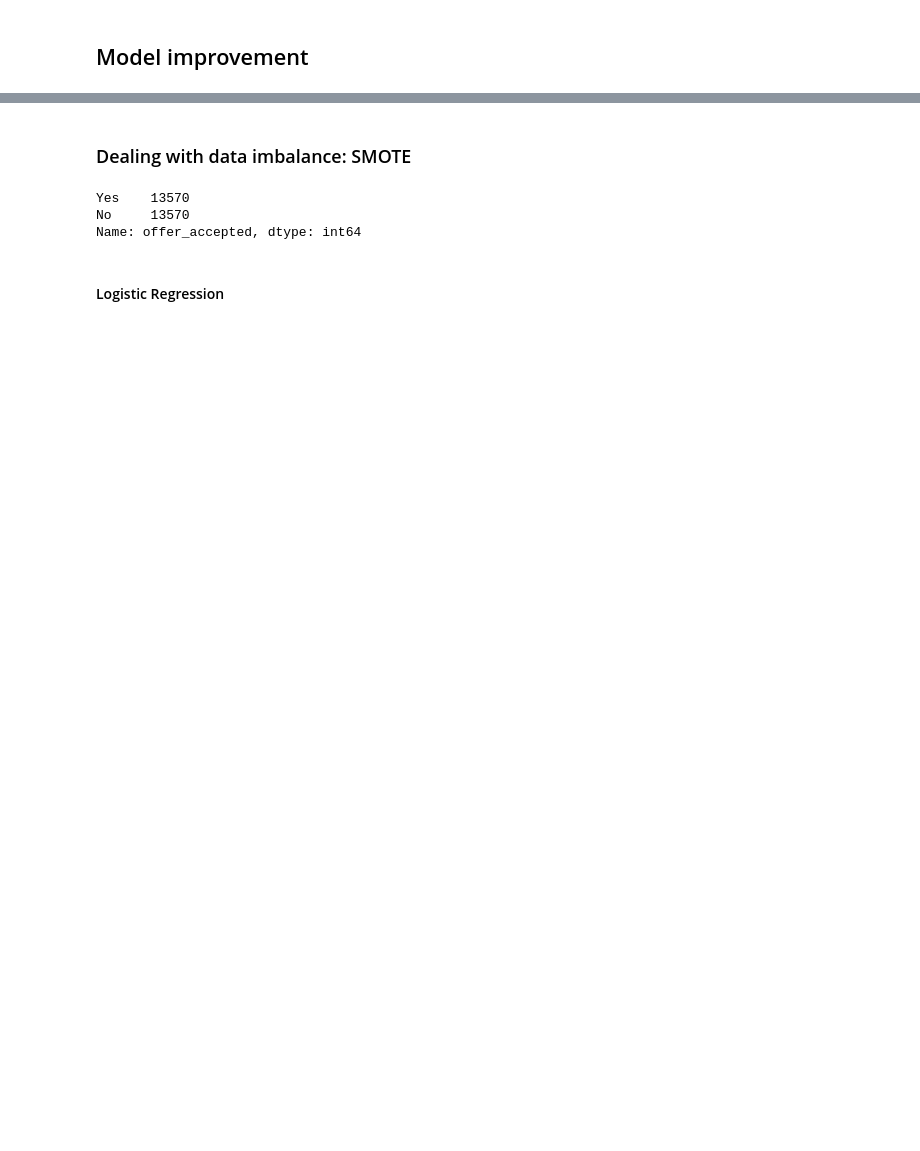
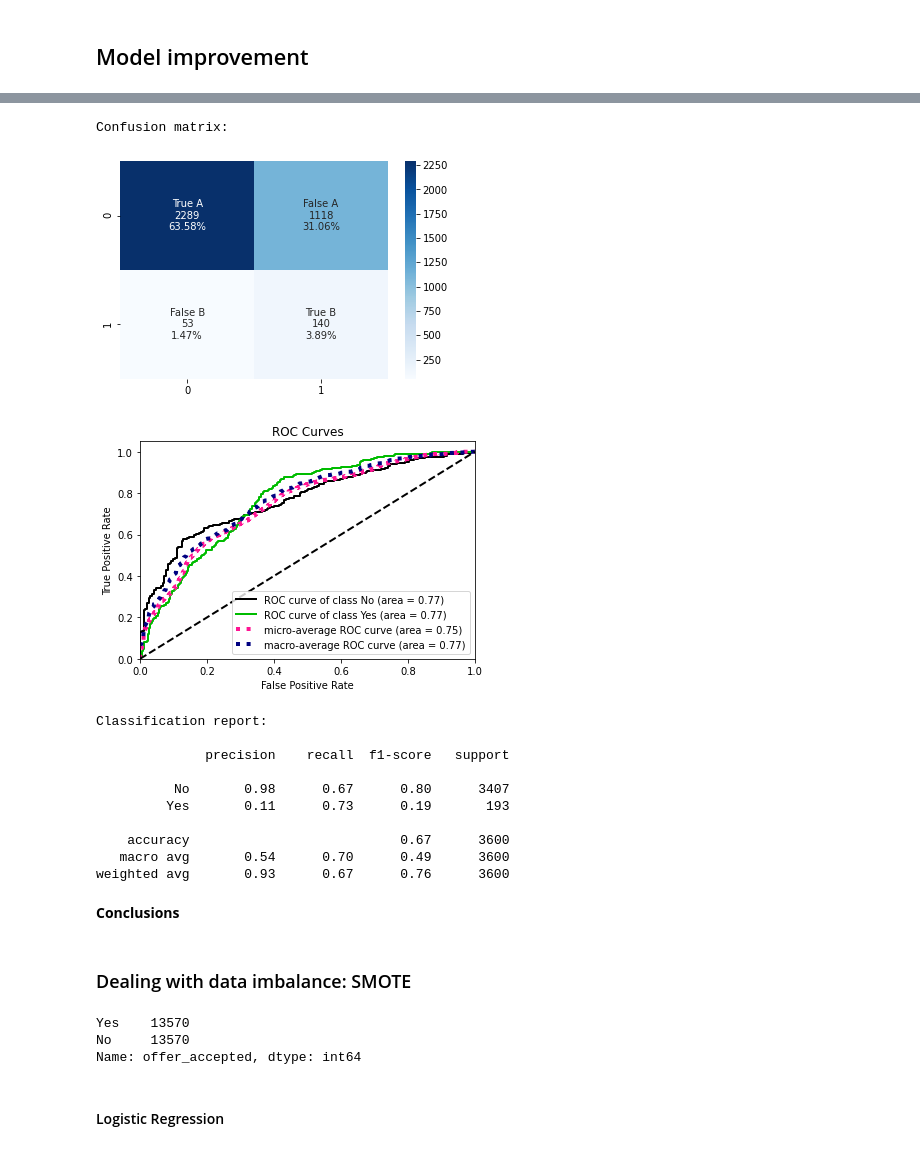
Before and after one commit to katharina-beriault/Midterm_Project_Credit-Card-Marketing_Classification, a Jupyter notebook: Python/Outcome.ipynb, the cells around one changed output, grey strips where cells are left out. Drawn from its saved outputs; the diff is of its cells as text; code cells hidden in the pictures; blank space fills up the shorter version.

```diff
--- a/Python/Outcome.ipynb
+++ b/Python/Outcome.ipynb
@@ -762,0 +845,5 @@ dtype: int64
+# %%
+total = sum(data['offer_accepted'].value_counts())
+
+weights = {'Yes': total/(2*data['offer_accepted'].value_counts()['Yes']),
+           'No': total/(2*data['offer_accepted'].value_counts()['No'])}
@@ -763,2 +892,20 @@ dtype: int64
+# %%
+metrics_classification(X_train, y_train, X_test, y_test, weights)
+# %% [output]
+Confusion matrix:
+[figure, added]
+[figure, added]
+Classification report:
+
+              precision    recall  f1-score   support
+
+          No       0.98      0.67      0.80      3407
+         Yes       0.11      0.73      0.19       193
+
+    accuracy                           0.67      3600
+   macro avg       0.54      0.70      0.49      3600
+weighted avg       0.93      0.67      0.76      3600
+# %% [markdown]
+**Conclusions**
 # %% [markdown]
 ### Dealing with data imbalance: SMOTE
```
Also changed, not shown: parts of 140 cells of this notebook, 2 other files.
